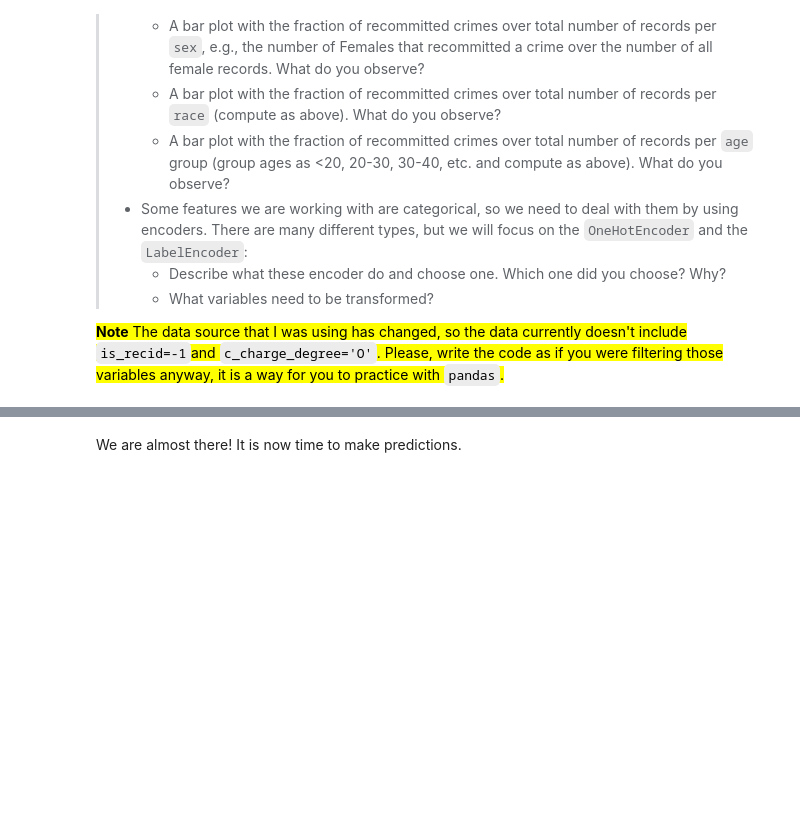
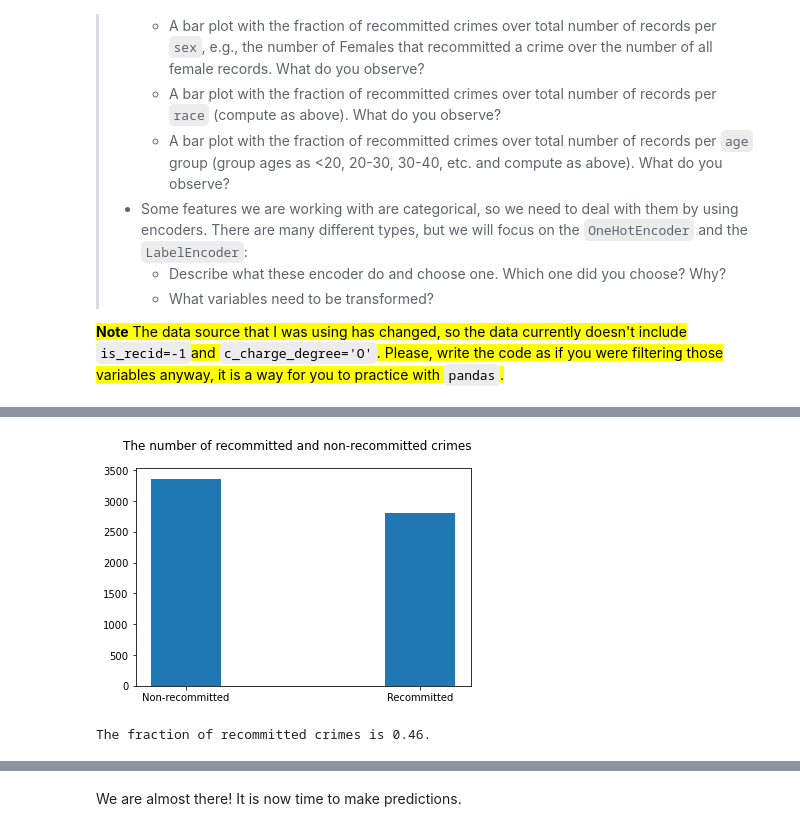
Before and after one commit to eperst/socialdata2022, a Jupyter notebook: lectures/Week6.ipynb, the cells around one changed output, grey strips where cells are left out. Saved outputs shown, nothing was run; the diff lists cells and outputs as text; code cells hidden in the pictures; blank space fills up the shorter version.

```diff
--- a/lectures/Week6.ipynb
+++ b/lectures/Week6.ipynb
@@ -92,3 +92,8 @@ I'll provide you with more information about this data and its source next week.
 >
 > * Finally, we need a target:
 >    * `two_year_recid` is what we want to predict. Its current values are $\in\left[0,1\right]$, where $0$ means the defendant did not recommit a crime within two years, and $1$ means the defendant recommitted a crime within two years.
+# %%
+import pandas as pd
+data = pd.read_csv("../files/recidivism_dataset_sub.csv")
+features = data.filter(["sex", "race", "age","juv_fel_count", "juv_misd_count", "juv_other_count", "priors_count", "is_recid", "days_b_screening_arrest", "c_charge_degree", "two_year_recid"])
+features.head()
@@ -116,3 +128,8 @@ At the beginning, I wanted you to embed everything into a unique pipeline. I lat
 >    * What variables need to be transformed?
 
 <mark> **Note** The data source that I was using has changed, so the data currently doesn't include `is_recid=-1`and `c_charge_degree='O'`. Please, write the code as if you were filtering those variables anyway, it is a way for you to practice with `pandas`.</mark>
+# %%
+query_str = 'is_recid != -1 & c_charge_degree != "O" & days_b_screening_arrest >= -30 & days_b_screening_arrest <= 30'
+preprocessed = features.copy().query(query_str)
+preprocessed.drop(["is_recid", "c_charge_degree", "days_b_screening_arrest"], axis=1, inplace=True)
+preprocessed.head()
@@ -118,0 +143,11 @@ At the beginning, I wanted you to embed everything into a unique pipeline. I lat
+# %%
+import matplotlib.pyplot as plt
+recommitted = preprocessed["two_year_recid"].value_counts()
+plt.bar(recommitted.index, recommitted.values, width=.3, tick_label=["Non-recommitted", "Recommitted"])
+plt.suptitle("The number of recommitted and non-recommitted crimes")
+plt.show()
+ratio_of_recommitted = recommitted.values[1] / recommitted.values.sum()
+print(f'The fraction of recommitted crimes is {ratio_of_recommitted:.2}.')
+# %% [output]
+[figure, added]
+The fraction of recommitted crimes is 0.46.
```
Also changed, not shown: parts of 16 cells of this notebook.
